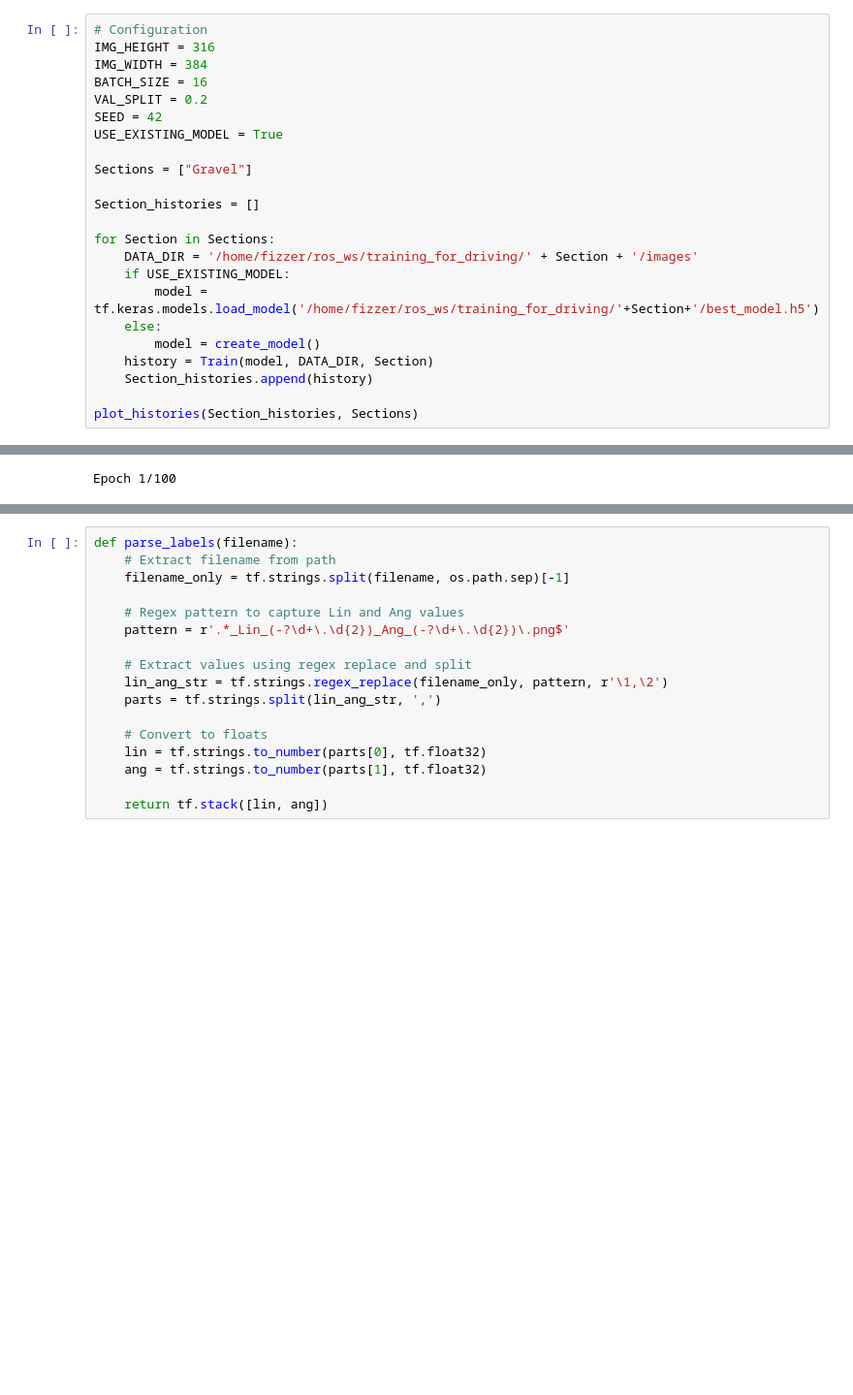
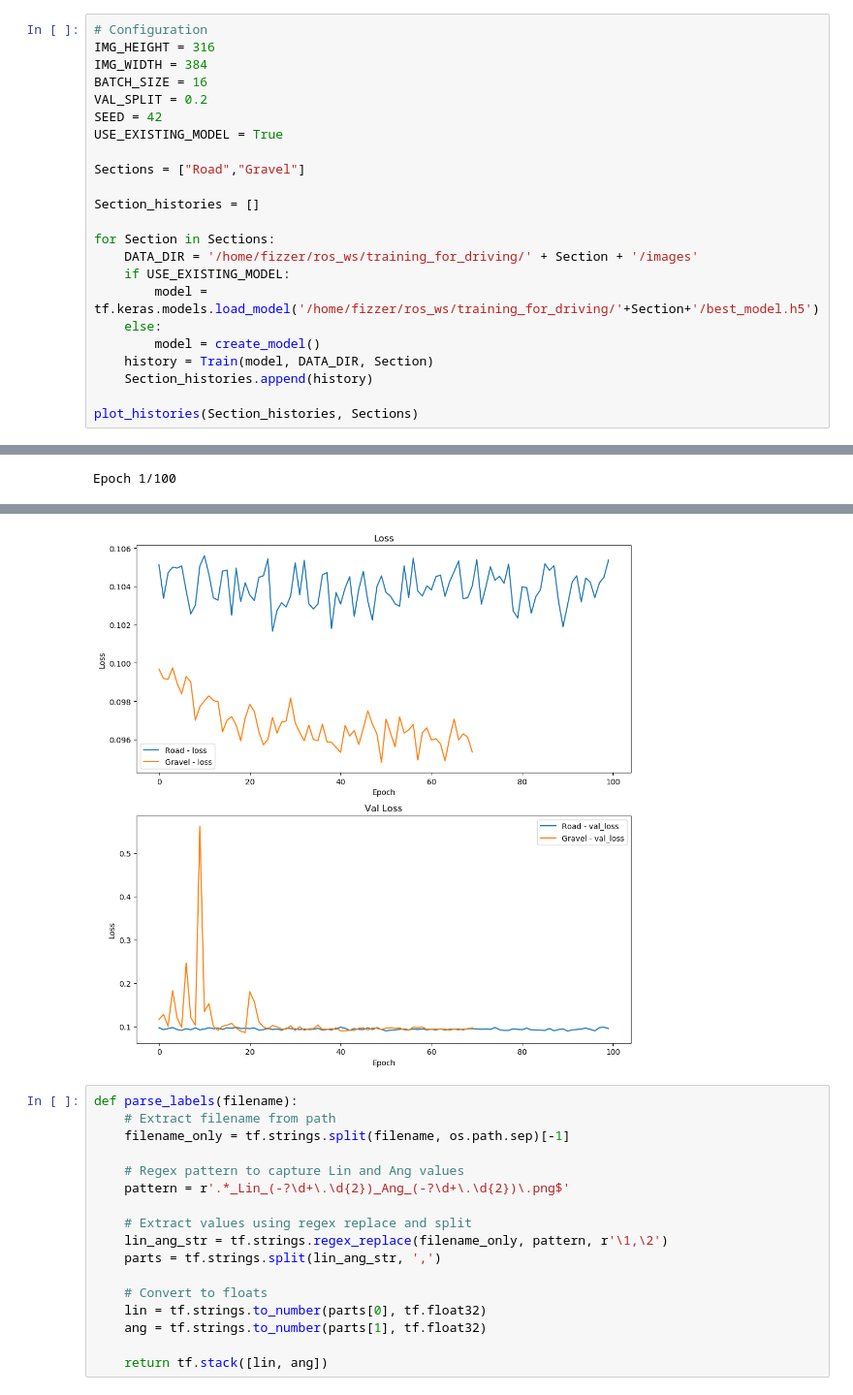
Before and after one commit to shuyuvankerkwijk/enph353_competition, a Jupyter notebook: training_for_driving/creating_driving_cnn.ipynb, the cells around one changed output, grey strips where cells are left out. Shown: that part at 97% size. Drawn from its saved outputs; the diff is of its cells as text; blank space fills up the shorter version.

```diff
--- a/training_for_driving/creating_driving_cnn.ipynb
+++ b/training_for_driving/creating_driving_cnn.ipynb
@@ -15,7 +15,7 @@ VAL_SPLIT = 0.2
 SEED = 42
 USE_EXISTING_MODEL = True
 
-Sections = ["Gravel"]
+Sections = ["Road","Gravel"]
 
 Section_histories = []
 
@@ -50,3 +65,4 @@ Epoch 2/100
+[figure, added]
 # %%
 def parse_labels(filename):
     # Extract filename from path
```
Also changed, not shown: parts of 2 cells of this notebook, 3 other files.
